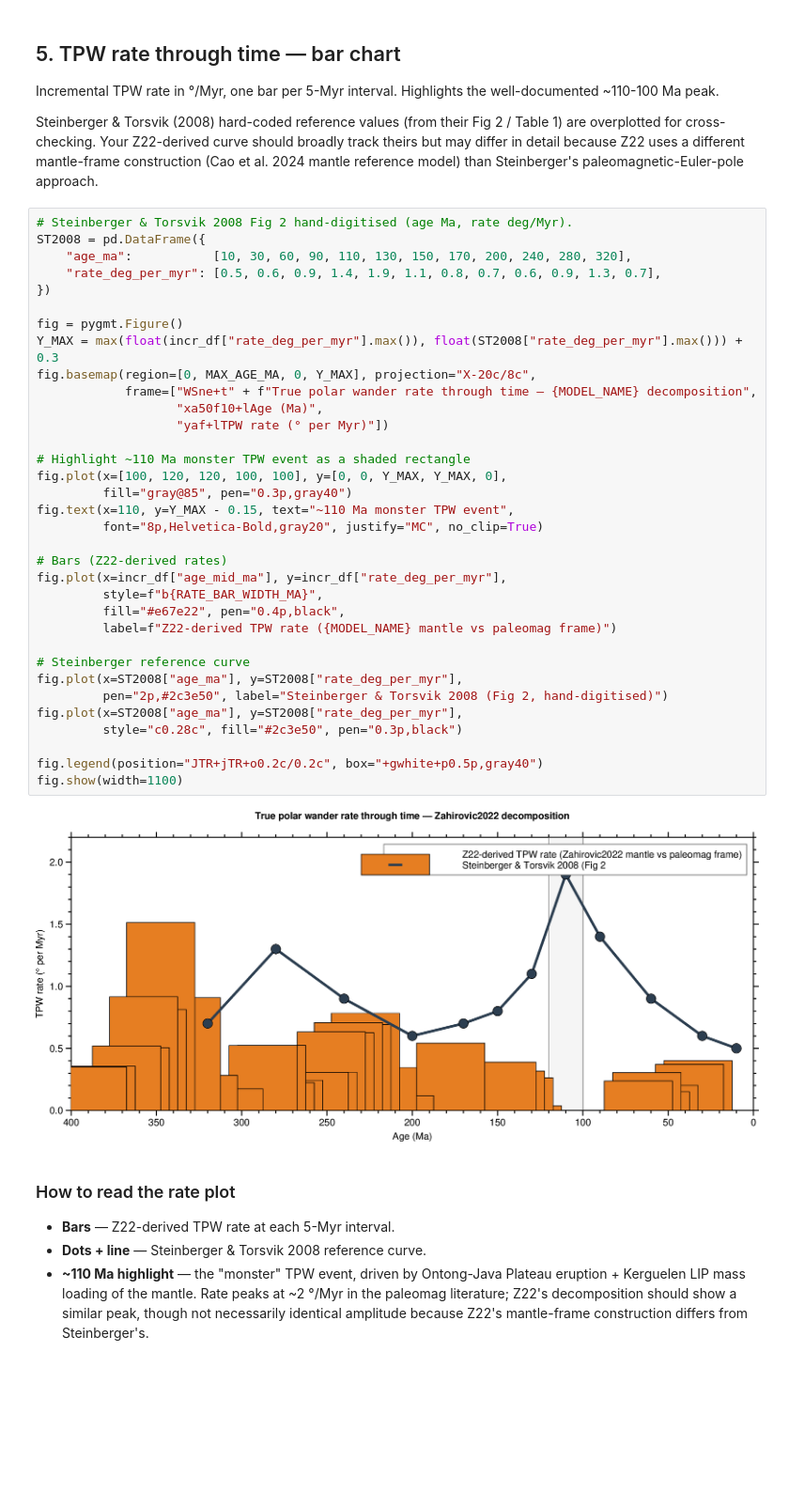
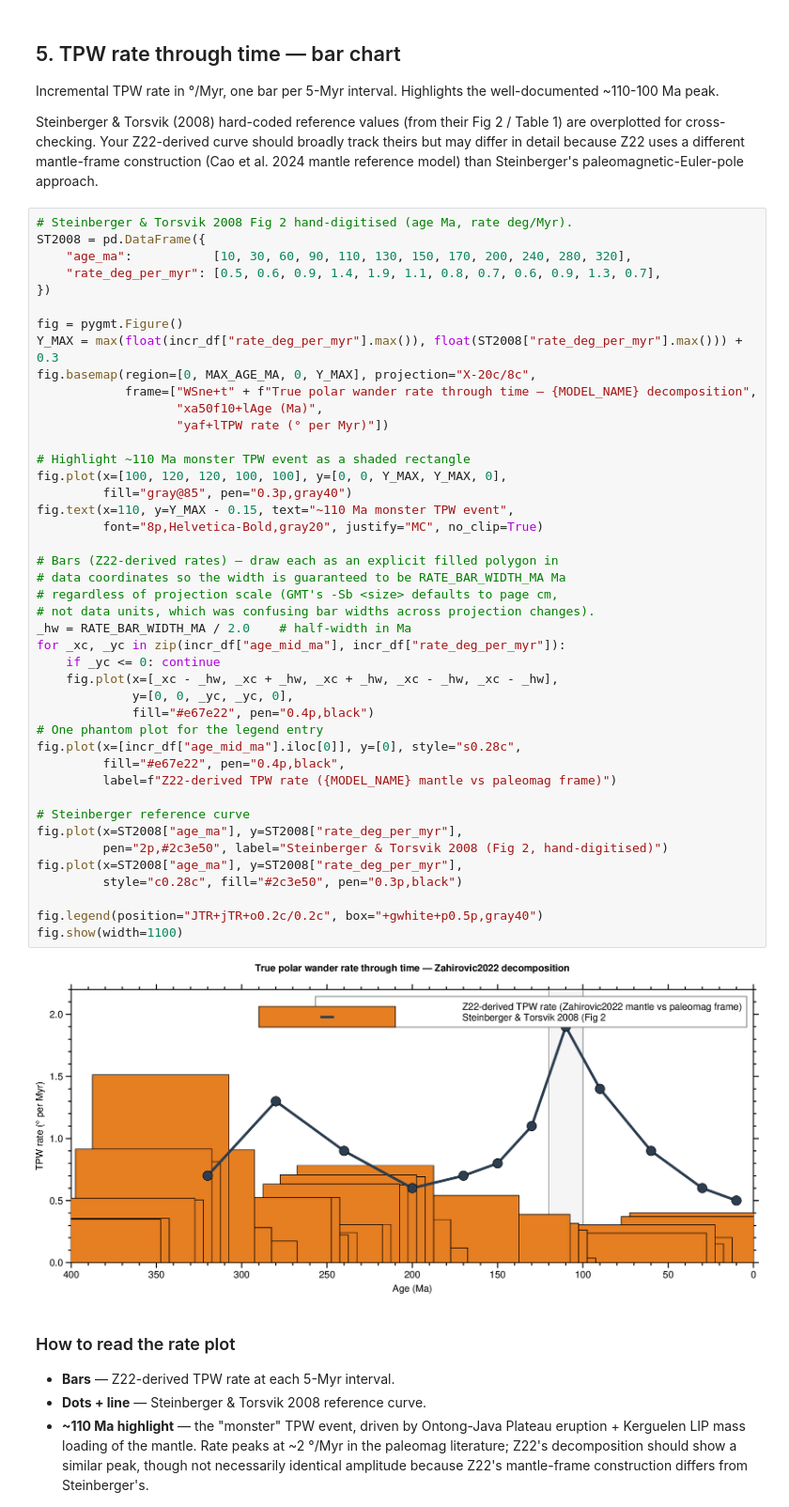
Before and after one commit to EarthByte/GPlately-pyGMT-tutorials, a Jupyter notebook: Notebooks/T63_True_Polar_Wander_Decomposition.ipynb, the cells around one changed output. Shown at 94% size. Drawn from its saved outputs; the diff is of its cells as text; blank space fills up the shorter version.

```diff
--- a/Notebooks/T63_True_Polar_Wander_Decomposition.ipynb
+++ b/Notebooks/T63_True_Polar_Wander_Decomposition.ipynb
@@ -256,37 +256,46 @@ Steinberger & Torsvik (2008) hard-coded reference values (from their Fig 2 / Tab
 ST2008 = pd.DataFrame({
     "age_ma":           [10, 30, 60, 90, 110, 130, 150, 170, 200, 240, 280, 320],
     "rate_deg_per_myr": [0.5, 0.6, 0.9, 1.4, 1.9, 1.1, 0.8, 0.7, 0.6, 0.9, 1.3, 0.7],
 })
 
 fig = pygmt.Figure()
 Y_MAX = max(float(incr_df["rate_deg_per_myr"].max()), float(ST2008["rate_deg_per_myr"].max())) + 0.3
 fig.basemap(region=[0, MAX_AGE_MA, 0, Y_MAX], projection="X-20c/8c",
             frame=["WSne+t" + f"True polar wander rate through time — {MODEL_NAME} decomposition",
                    "xa50f10+lAge (Ma)",
                    "yaf+lTPW rate (° per Myr)"])
 
 # Highlight ~110 Ma monster TPW event as a shaded rectangle
 fig.plot(x=[100, 120, 120, 100, 100], y=[0, 0, Y_MAX, Y_MAX, 0],
          fill="gray@85", pen="0.3p,gray40")
 fig.text(x=110, y=Y_MAX - 0.15, text="~110 Ma monster TPW event",
          font="8p,Helvetica-Bold,gray20", justify="MC", no_clip=True)
 
-# Bars (Z22-derived rates)
-fig.plot(x=incr_df["age_mid_ma"], y=incr_df["rate_deg_per_myr"],
-         style=f"b{RATE_BAR_WIDTH_MA}",
+# Bars (Z22-derived rates) — draw each as an explicit filled polygon in
+# data coordinates so the width is guaranteed to be RATE_BAR_WIDTH_MA Ma
+# regardless of projection scale (GMT's -Sb <size> defaults to page cm,
+# not data units, which was confusing bar widths across projection changes).
+_hw = RATE_BAR_WIDTH_MA / 2.0    # half-width in Ma
+for _xc, _yc in zip(incr_df["age_mid_ma"], incr_df["rate_deg_per_myr"]):
+    if _yc <= 0: continue
+    fig.plot(x=[_xc - _hw, _xc + _hw, _xc + _hw, _xc - _hw, _xc - _hw],
+             y=[0, 0, _yc, _yc, 0],
+             fill="#e67e22", pen="0.4p,black")
+# One phantom plot for the legend entry
+fig.plot(x=[incr_df["age_mid_ma"].iloc[0]], y=[0], style="s0.28c",
          fill="#e67e22", pen="0.4p,black",
          label=f"Z22-derived TPW rate ({MODEL_NAME} mantle vs paleomag frame)")
 
 # Steinberger reference curve
 fig.plot(x=ST2008["age_ma"], y=ST2008["rate_deg_per_myr"],
          pen="2p,#2c3e50", label="Steinberger & Torsvik 2008 (Fig 2, hand-digitised)")
 fig.plot(x=ST2008["age_ma"], y=ST2008["rate_deg_per_myr"],
          style="c0.28c", fill="#2c3e50", pen="0.3p,black")
 
 fig.legend(position="JTR+jTR+o0.2c/0.2c", box="+gwhite+p0.5p,gray40")
 fig.show(width=1100)
 # %% [output]
-[figure, old version]
+[figure, new version]
 # %% [markdown]
 ### How to read the rate plot
 
```
Also changed, not shown: parts of 1 cell of this notebook.
